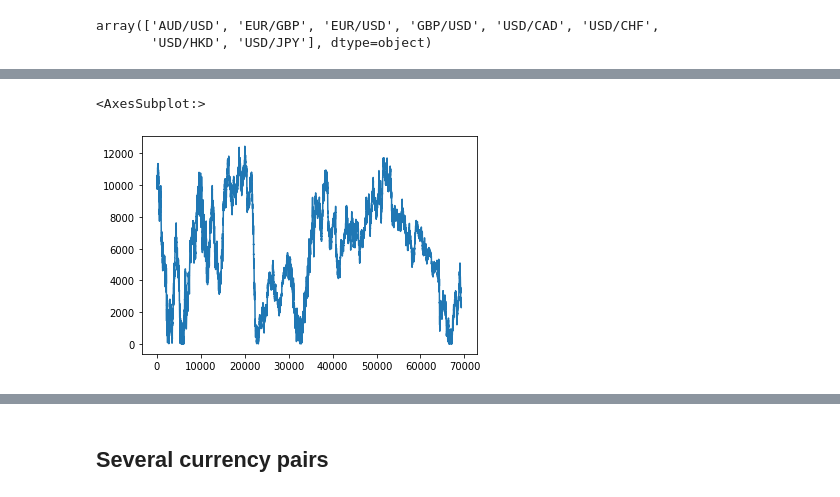
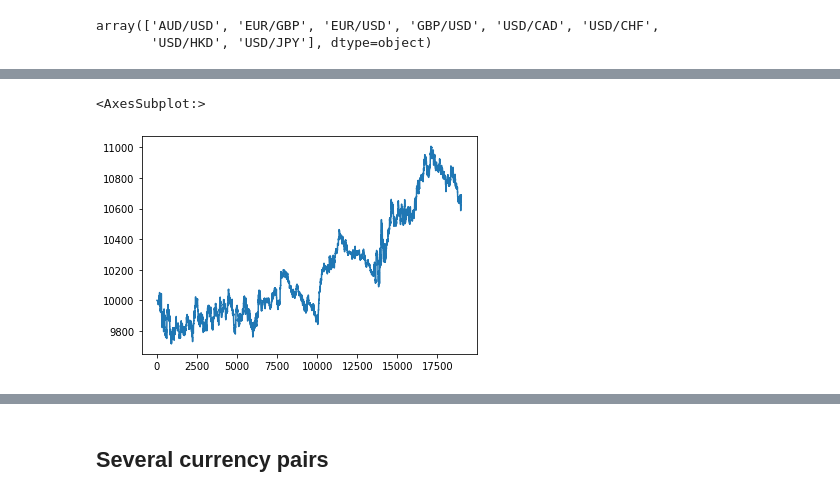
Before and after one commit to lhericourt/trading, a Jupyter notebook: notebooks/test_strategy.ipynb, the cells around one changed output, grey strips where cells are left out. Cells and saved outputs as stored; diff of their text form; code cells hidden in the pictures.

```diff
--- a/notebooks/test_strategy.ipynb
+++ b/notebooks/test_strategy.ipynb
@@ -58,4 +77,2 @@ stoploss = StopLossATR(stop=1, profit=2)
 # %%
-strat = TriRSI(candles_EURUSD, AnnualGranularity.MIN_30.value, stoploss)
+strat = HullRSI(candles_EURUSD, AnnualGranularity.H_1.value, stoploss, trade_size=0.1)
-# %%
-actions = strat.apply_strategy(update_stop_loss=False)
@@ -71,2 +79,5 @@ strat.data.tail()
+# %%
+strat.apply_strategy(span=14, spread=0)
 # %%
-strat.data['return_cumsum'] = strat.data['return_cumsum'].abs()
+strat.compute_return()
+strat.data['return_cumsum'].plot()
@@ -73,6 +87,6 @@ strat.data['return_cumsum'] = strat.data['return_cumsum'].abs()
 # %%
-#strat.compute_return()
+strat.compute_return()
 strat.data['return_cumsum'].plot()
 # %% [output]
 <AxesSubplot:>
-[figure, old version]
+[figure, new version]
```
Also changed, not shown: parts of 31 cells of this notebook, 3 other files.
